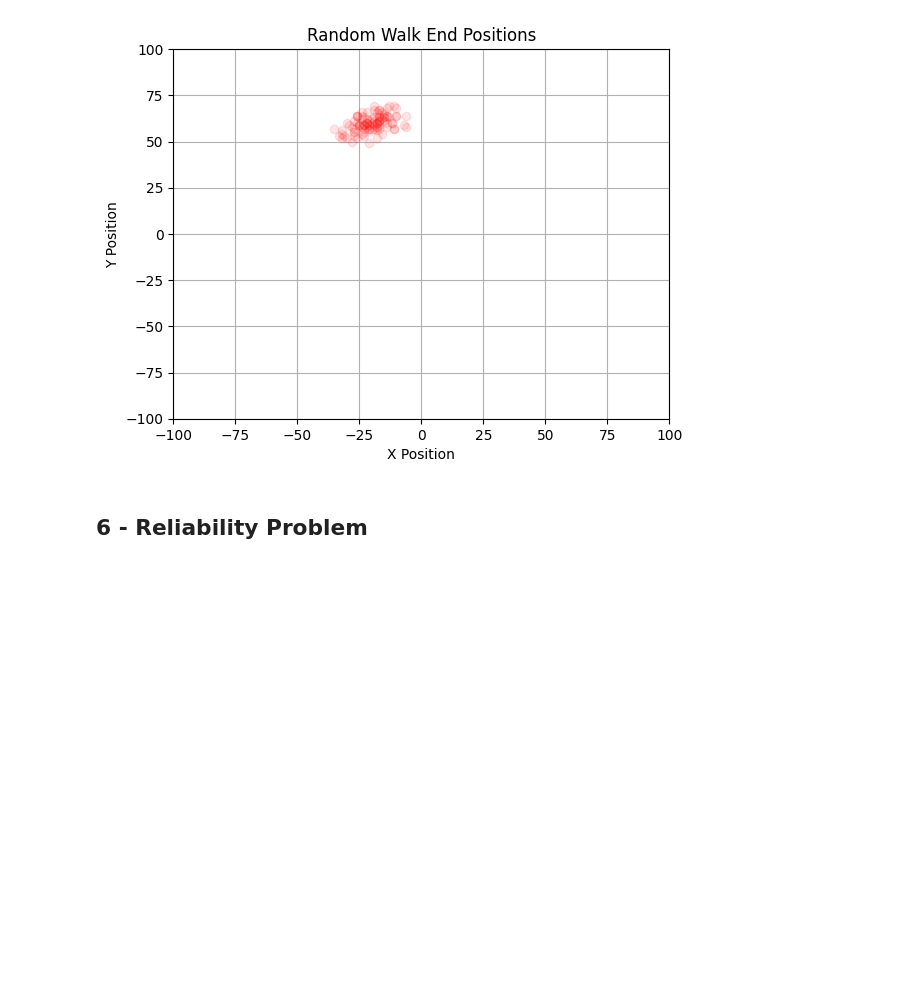
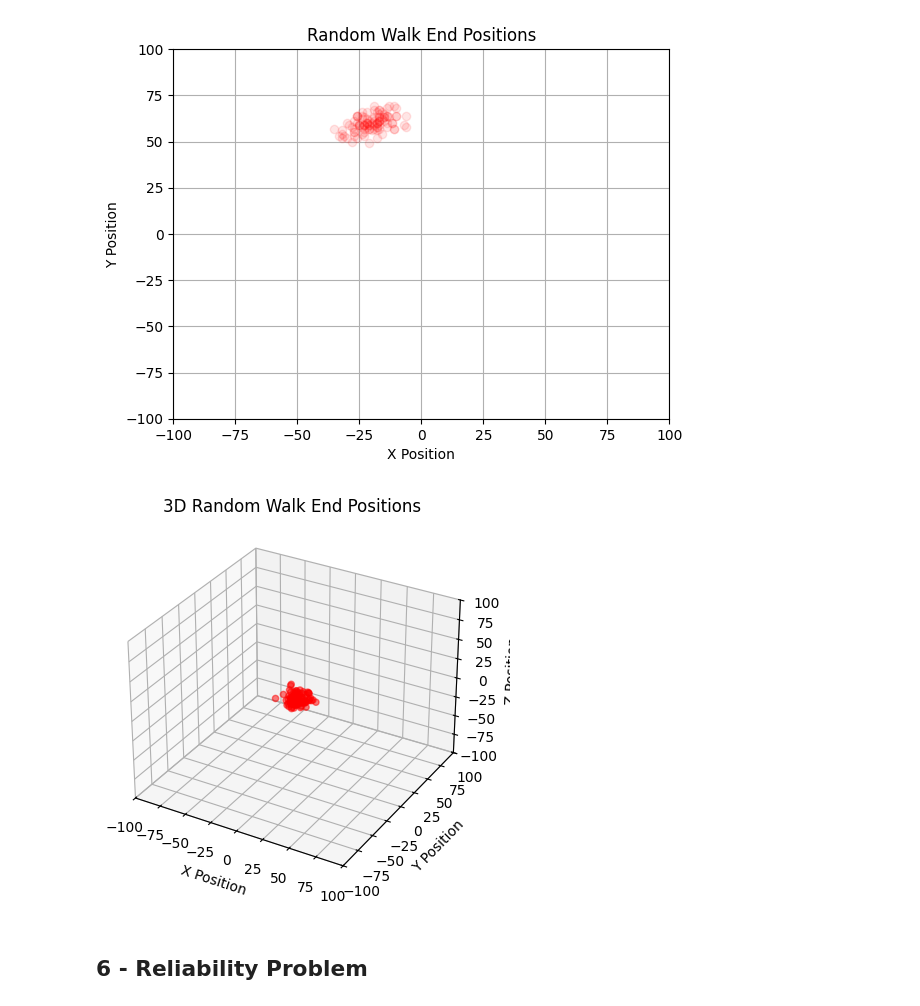
Before and after one commit to SharafatKarim/python-data-science-notebook, a Jupyter notebook: 05 - simulation modeling/04 - monte carlo.ipynb, the cells around one changed output. Drawn from its saved outputs; the diff is of its cells as text; code cells hidden in the pictures; blank space fills up the shorter version.

```diff
--- a/05 - simulation modeling/04 - monte carlo.ipynb
+++ b/05 - simulation modeling/04 - monte carlo.ipynb
@@ -232,6 +232,75 @@ if __name__ == "__main__":
     walk.multi_run(100)
 # %% [output]
 [figure]
+# %%
+
+class RandomWalk3D:
+    def __init__(self, step_limit=100):
+        self.x_pos = 0
+        self.y_pos = 0
+        self.z_pos = 0
+        self.step_limit = step_limit
+        self.history = [(self.x_pos, self.y_pos, self.z_pos)]
+
+    def run(self):
+        for _ in range(self.step_limit):
+            random_num = random.randint(0, 5)
+            if random_num == 0:
+                self.x_pos += 1  # Move right
+            elif random_num == 1:
+                self.x_pos -= 1  # Move left
+            elif random_num == 2:
+                self.y_pos += 1  # Move forward
+            elif random_num == 3:
+                self.y_pos -= 1  # Move backward
+            elif random_num == 4:
+                self.z_pos += 1  # Move up
+            else:
+                self.z_pos -= 1  # Move down
+            self.history.append((self.x_pos, self.y_pos, self.z_pos))
+        return (self.x_pos, self.y_pos, self.z_pos)
+
+    def plot(self):
+        x_vals = [pos[0] for pos in self.history]
+        y_vals = [pos[1] for pos in self.history]
+        z_vals = [pos[2] for pos in self.history]
+
+        fig = plt.figure()
+        ax = fig.add_subplot(111, projection='3d')
+        ax.plot(x_vals, y_vals, z_vals, marker='o')
+        ax.set_title('3D Random Walk Path')
+        ax.set_xlabel('X Position')
+        ax.set_ylabel('Y Position')
+        ax.set_zlabel('Z Position')
+        plt.show()
+
+    def multi_run(self, runs=10):
+        results = []
+        for _ in range(runs):
+            result = self.run()
+            results.append(result)
+            self.x_pos = 0
+            self.y_pos = 0
+            self.z_pos = 0
+            self.history = [(self.x_pos, self.y_pos, self.z_pos)]
+
+        fig = plt.figure()
+        ax = fig.add_subplot(111, projection='3d')
+        ax.scatter([res[0] for res in results], [res[1] for res in results], [res[2] for res in results], c='r', alpha=0.5)
+        ax.set_title('3D Random Walk End Positions')
+        ax.set_xlabel('X Position')
+        ax.set_ylabel('Y Position')
+        ax.set_zlabel('Z Position')
+        ax.set_xlim(-self.step_limit, self.step_limit)
+        ax.set_ylim(-self.step_limit, self.step_limit)
+        ax.set_zlim(-self.step_limit, self.step_limit)
+        plt.show()
+
+if __name__ == "__main__":
+    walk_3d = RandomWalk3D(step_limit=100)
+    walk_3d.multi_run(100)
+# %% [output]
+[figure, added]
 # %% [markdown]
 ## 6 - Reliability Problem
 # %% [markdown]
```
